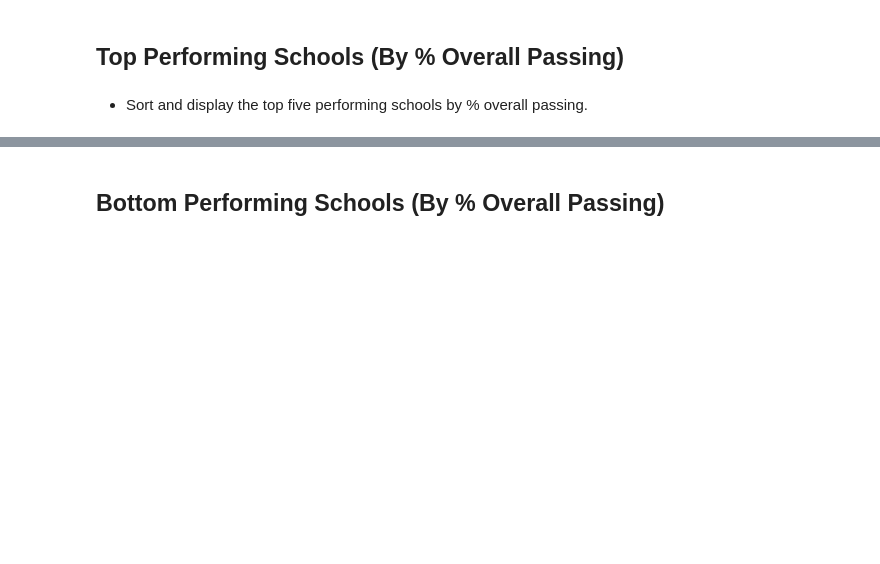
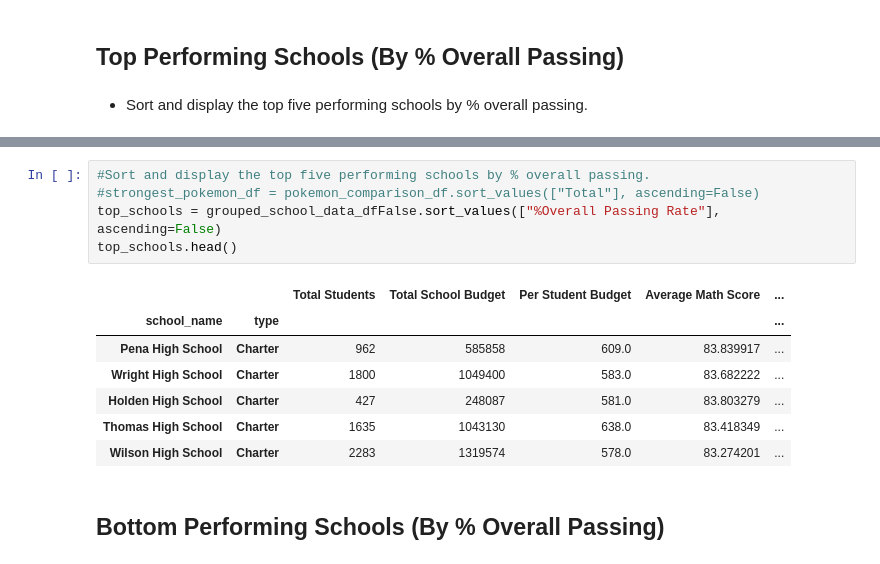
Before and after one commit to a-prospero/pandas-challenge, a Jupyter notebook: PyCitySchools/PyCitySchools_starter.ipynb, the cells around one changed output, grey strips where cells are left out. Drawn from its saved outputs; the diff is of its cells as text; blank space fills up the shorter version.

```diff
--- a/PyCitySchools/PyCitySchools_starter.ipynb
+++ b/PyCitySchools/PyCitySchools_starter.ipynb
@@ -173,3 +165,16 @@ grouped_school_data_df
+# %%
+#Sort and display the top five performing schools by % overall passing.
+#strongest_pokemon_df = pokemon_comparison_df.sort_values(["Total"], ascending=False)
+top_schools = grouped_school_data_dfFalse.sort_values(["%Overall Passing Rate"], ascending=False)
+top_schools.head()
+# %% [output]
+|  |  | Total Students | Total School Budget | Per Student Budget | Average Math Score | ... |
+| school_name | type |  |  |  |  | ... |
+| Pena High School | Charter | 962 | 585858 | 609.0 | 83.839917 | ... |
+| Wright High School | Charter | 1800 | 1049400 | 583.0 | 83.682222 | ... |
+| Holden High School | Charter | 427 | 248087 | 581.0 | 83.803279 | ... |
+| Thomas High School | Charter | 1635 | 1043130 | 638.0 | 83.418349 | ... |
+| Wilson High School | Charter | 2283 | 1319574 | 578.0 | 83.274201 | ... |
 # %% [markdown]
 ## Bottom Performing Schools (By % Overall Passing)
 # %% [markdown]
```
Also changed, not shown: parts of 11 cells of this notebook.
